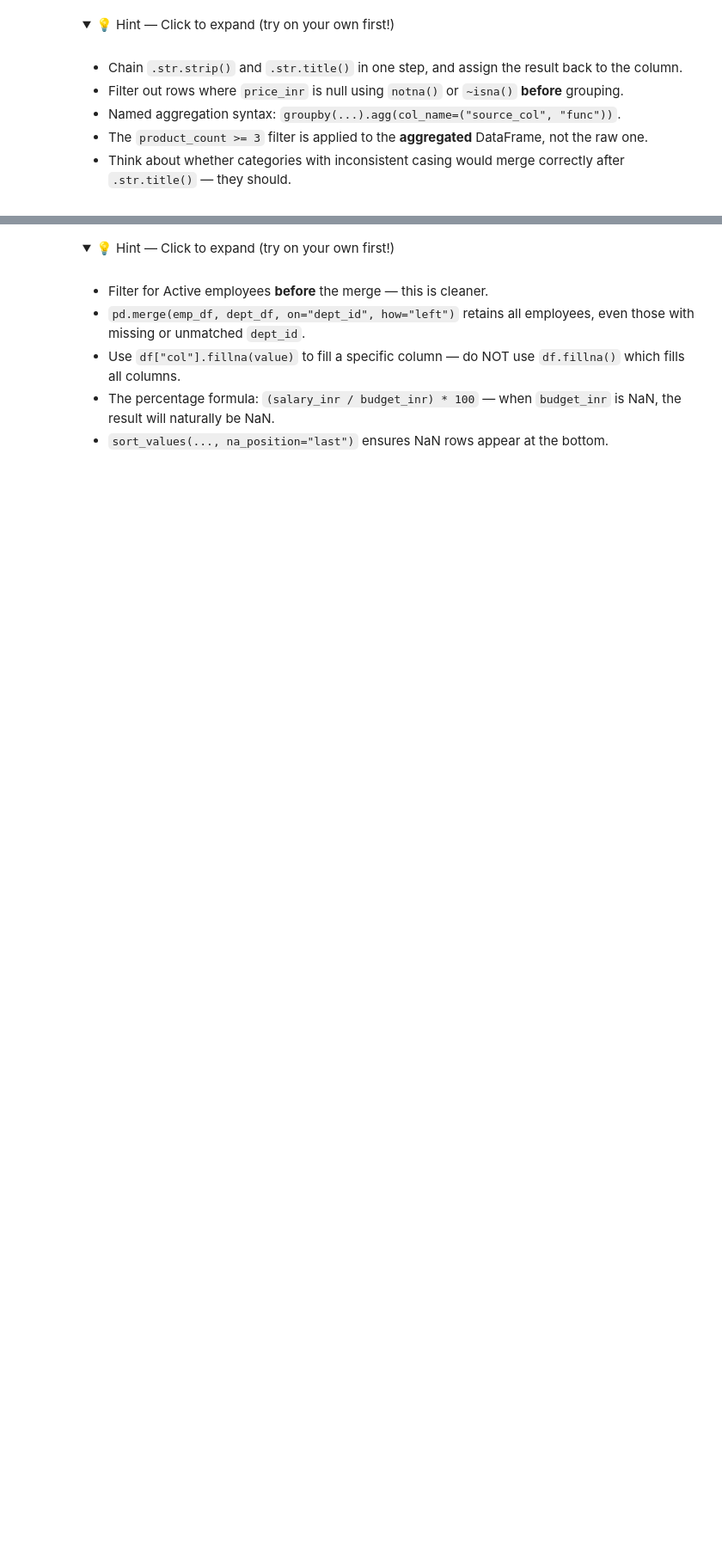
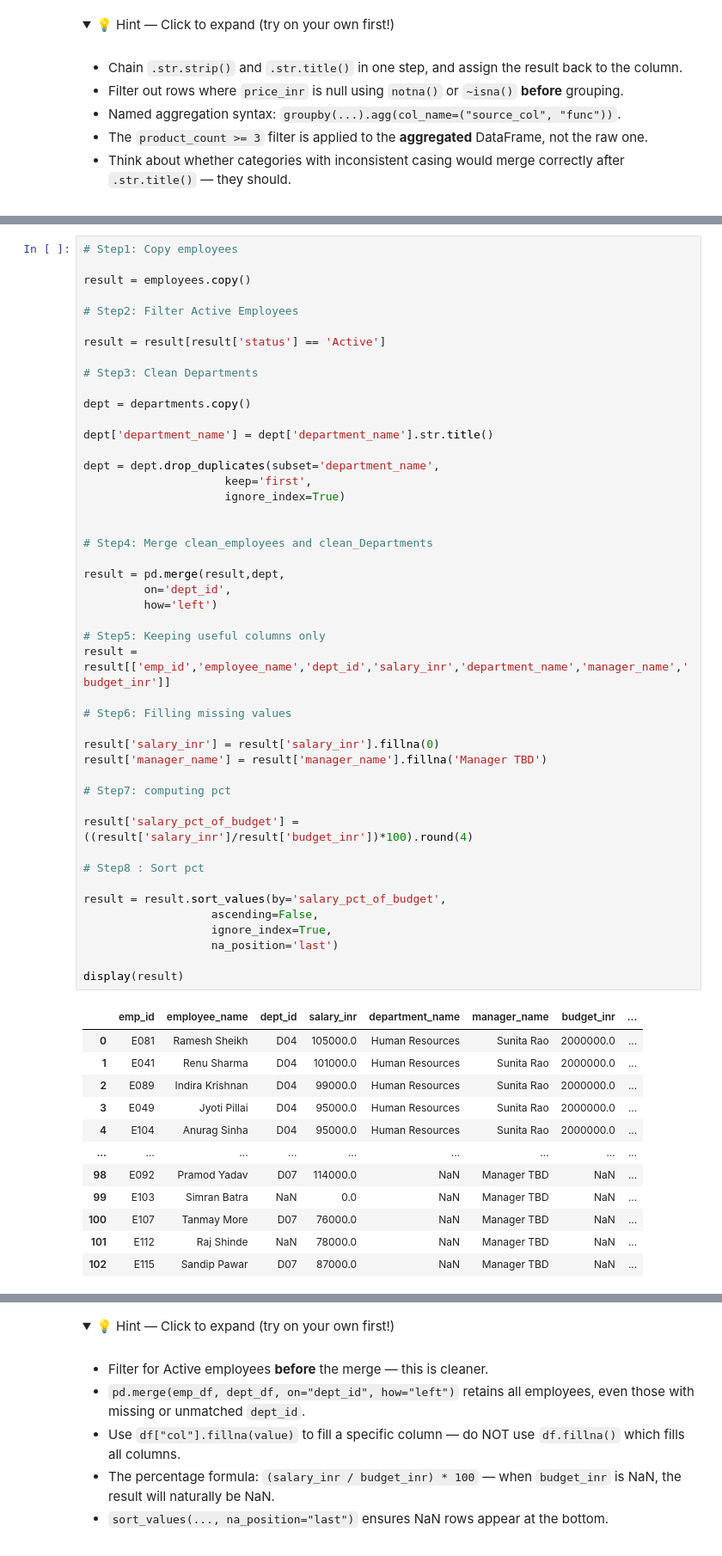
Before and after one commit to abhishekkatewaofficial-lab/Machine-Learning, a Jupyter notebook: Notes/Pandas/4. Practice/Pandas_Practice_Series_Notebook_01.ipynb, the cells around one changed output, grey strips where cells are left out. Shown at 86% size. Cells and saved outputs as stored; diff of their text form; folded sections open; blank space fills up the shorter version.

````diff
--- a/Notes/Pandas/4. Practice/Pandas_Practice_Series_Notebook_01.ipynb
+++ b/Notes/Pandas/4. Practice/Pandas_Practice_Series_Notebook_01.ipynb
@@ -1281,3 +1281,62 @@ From `employees` (Active only) left-joined with `departments` on `dept_id`:
 ```
 Boolean Filtering  +  Merge (Left Join)  +  fillna (column-specific)  +  Arithmetic (percentage)  +  round()  +  Sorting
 ```
+# %%
+# Step1: Copy employees
+
+result = employees.copy()
+
+# Step2: Filter Active Employees
+
+result = result[result['status'] == 'Active']
+
+# Step3: Clean Departments
+
+dept = departments.copy()
+
+dept['department_name'] = dept['department_name'].str.title()
+
+dept = dept.drop_duplicates(subset='department_name',
+                     keep='first',
+                     ignore_index=True)
+
+
+# Step4: Merge clean_employees and clean_Departments
+
+result = pd.merge(result,dept,
+         on='dept_id',
+         how='left')
+
+# Step5: Keeping useful columns only
+result = result[['emp_id','employee_name','dept_id','salary_inr','department_name','manager_name','budget_inr']]
+
+# Step6: Filling missing values
+
+result['salary_inr'] = result['salary_inr'].fillna(0)
+result['manager_name'] = result['manager_name'].fillna('Manager TBD')
+
+# Step7: computing pct
+
+result['salary_pct_of_budget'] = ((result['salary_inr']/result['budget_inr'])*100).round(4)
+
+# Step8 : Sort pct
+
+result = result.sort_values(by='salary_pct_of_budget',
+                   ascending=False,
+                   ignore_index=True,
+                   na_position='last')
+
+display(result)
+# %% [output]
+|  | emp_id | employee_name | dept_id | salary_inr | department_name | manager_name | budget_inr | ... |
+| 0 | E081 | Ramesh Sheikh | D04 | 105000.0 | Human Resources | Sunita Rao | 2000000.0 | ... |
+| 1 | E041 | Renu Sharma | D04 | 101000.0 | Human Resources | Sunita Rao | 2000000.0 | ... |
+| 2 | E089 | Indira Krishnan | D04 | 99000.0 | Human Resources | Sunita Rao | 2000000.0 | ... |
+| 3 | E049 | Jyoti Pillai | D04 | 95000.0 | Human Resources | Sunita Rao | 2000000.0 | ... |
+| 4 | E104 | Anurag Sinha | D04 | 95000.0 | Human Resources | Sunita Rao | 2000000.0 | ... |
+| ... | ... | ... | ... | ... | ... | ... | ... | ... |
+| 98 | E092 | Pramod Yadav | D07 | 114000.0 | NaN | Manager TBD | NaN | ... |
+| 99 | E103 | Simran Batra | NaN | 0.0 | NaN | Manager TBD | NaN | ... |
+| 100 | E107 | Tanmay More | D07 | 76000.0 | NaN | Manager TBD | NaN | ... |
+| 101 | E112 | Raj Shinde | NaN | 78000.0 | NaN | Manager TBD | NaN | ... |
+| 102 | E115 | Sandip Pawar | D07 | 87000.0 | NaN | Manager TBD | NaN | ... |
````
Also changed, not shown: parts of 4 cells of this notebook, 8 other files.
